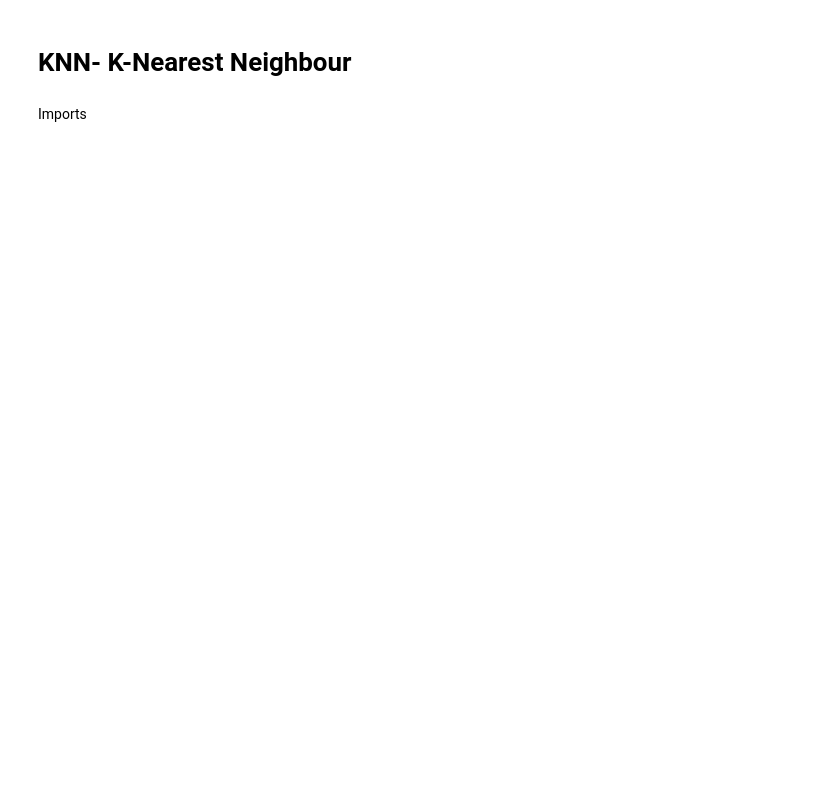
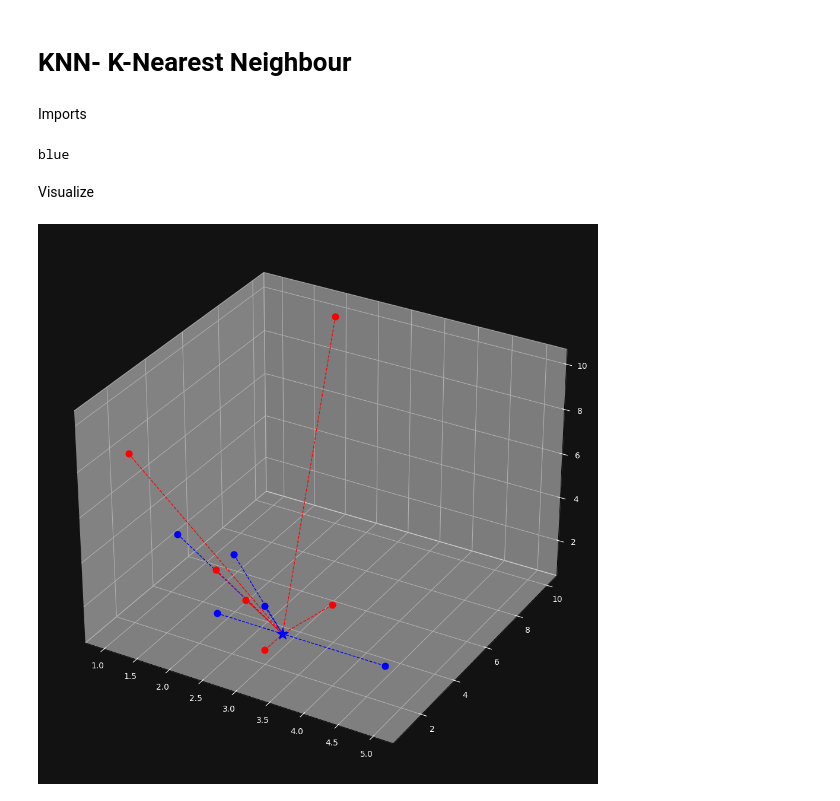
Before and after one commit to anonimity69/Machine-Learning-Basics101, a Jupyter notebook: knn.ipynb, the cells around one changed output. Drawn from its saved outputs; the diff is of its cells as text; code cells hidden in the pictures; blank space fills up the shorter version.

```diff
--- a/knn.ipynb
+++ b/knn.ipynb
@@ -33,3 +35,65 @@ class K_Nearest_Neighbors:
             y_pred[i] = np.argmax(np.bincount(k_closest_classes))
 
         return y_pred
+# %%
+points = {
+    'blue': [[2,4,3], [5,1,3], [2,3,1], [3,2,3], [2,1,6]],
+    'red': [[4,2,4], [3,1,4], [3,2,1], [2,3,3], [1,2,8], [2,10,10]]
+}
+
+new_point = [3,3,1]
+
+def EuclideanDistance(x, y):
+    return np.sqrt(np.sum((np.array(x) - np.array(y))**2))
+
+class KNearestNeighbours:
+    def __init__(self, k):
+        self.k = k
+        self.point = None
+    def fit(self, points):
+        self.points = points
+    def predict(self, new_point):
+        distances = []
+        for category in self.points:
+            for point in self.points[category]:
+                distance = EuclideanDistance(point, new_point)
+                distances.append([distance, category])
+        categories = [category for distance, category in sorted(distances)[:self.k]]
+        result = Counter(categories).most_common(1)[0][0]
+        return result
+
+model = KNearestNeighbours(3)
+model.fit(points)
+print(model.predict(new_point))
+# %% [output]
+blue
+# %% [markdown]
+Visualize
+# %%
+fig = plt.figure(figsize=(15,12))
+ax = fig.add_subplot(projection='3d')
+ax.grid(True, color = '#323232')
+ax.set_facecolor('#121212')
+ax.figure.set_facecolor('#121212')
+ax.tick_params(axis='x', colors='white')
+ax.tick_params(axis='y', colors='white')
+ax.tick_params(axis='z', colors='white')
+
+for point in points['blue']:
+    ax.scatter(point[0], point[1], point[2], color='blue', s=60)
+for point in points['red']:
+    ax.scatter(point[0], point[1], point[2], color='red', s=60)
+
+new_class = model.predict(new_point)
+color = 'blue' if new_class == 'blue' else 'red'
+ax.scatter(new_point[0], new_point[1], new_point[2], color=color, marker='*', s=200, zorder=100)
+
+for point in points['blue']:
+    ax.plot([point[0], new_point[0]], [point[1], new_point[1]], [point[2], new_point[2]], color='blue', linestyle='--', linewidth=1)
+
+for point in points['red']:
+    ax.plot([point[0], new_point[0]], [point[1], new_point[1]], [point[2], new_point[2]], color='red', linestyle='--', linewidth=1)
+
+plt.show()
+# %% [output]
+[figure, added]
```
Also changed, not shown: parts of 2 cells of this notebook.
